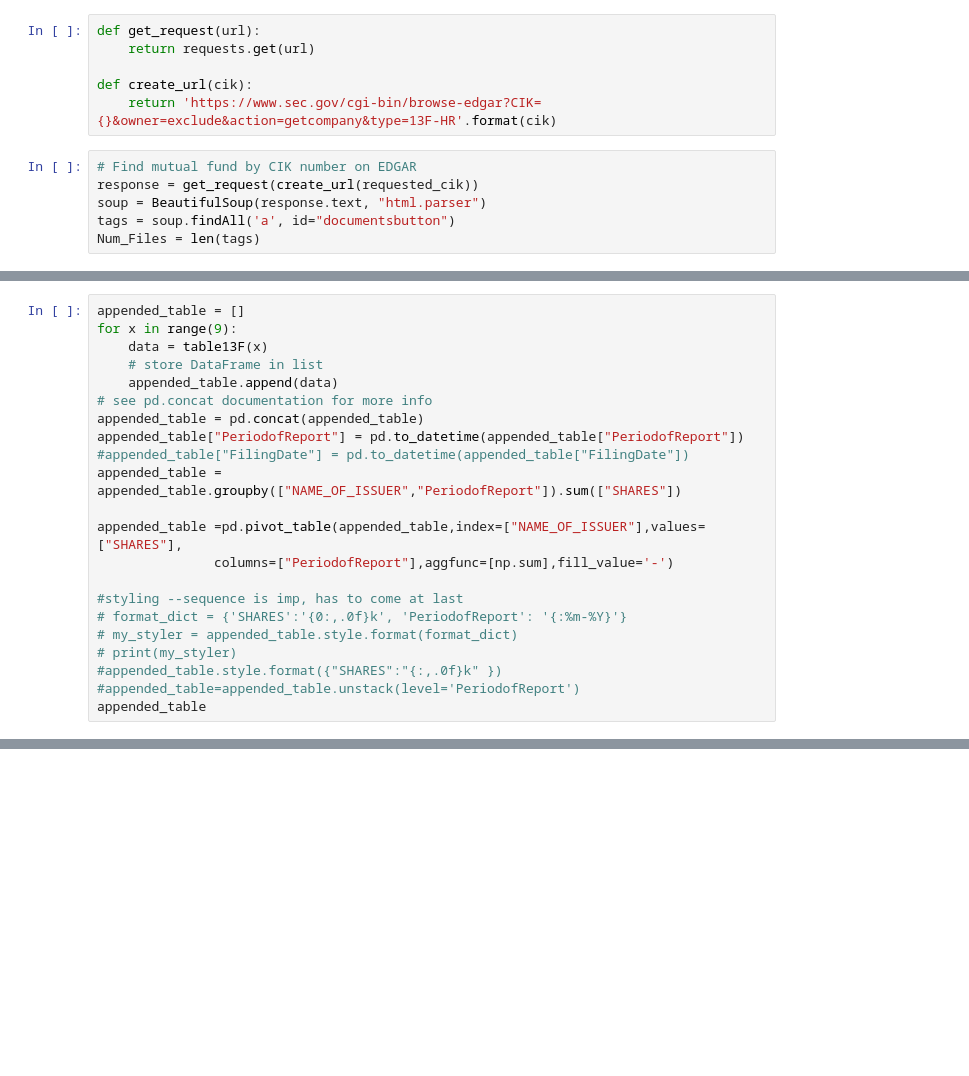
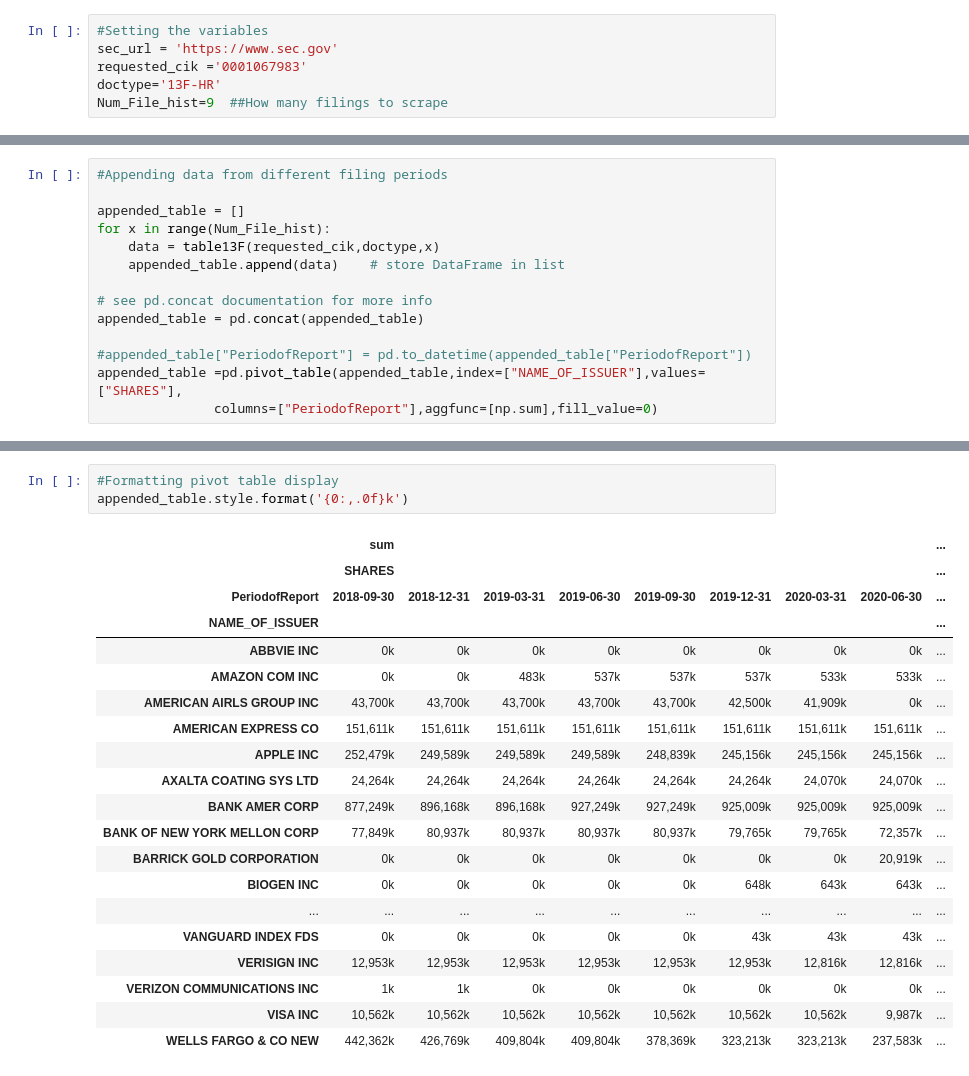
Before and after one commit to vayuvegula/financials, a Jupyter notebook: 13F-HR.ipynb, the cells around one changed output, grey strips where cells are left out. Cells and saved outputs as stored; diff of their text form; blank space fills up the shorter version.

Commit message:
Add files via upload
Rev2 refactored the code to make it more modular and re-usable for other filings than 13F-HR

```diff
--- a/13F-HR.ipynb
+++ b/13F-HR.ipynb
@@ -17,13 +14,7 @@ requested_cik = '0001067983'
-# %%
-def get_request(url):
-    return requests.get(url)
-
-def create_url(cik):
-    return 'https://www.sec.gov/cgi-bin/browse-edgar?CIK={}&owner=exclude&action=getcompany&type=13F-HR'.format(cik)
-# %%
-# Find mutual fund by CIK number on EDGAR
-response = get_request(create_url(requested_cik))
-soup = BeautifulSoup(response.text, "html.parser")
-tags = soup.findAll('a', id="documentsbutton")
-Num_Files = len(tags)
+# %%
+#Setting the variables
+sec_url = 'https://www.sec.gov'
+requested_cik ='0001067983'
+doctype='13F-HR'
+Num_File_hist=9  ##How many filings to scrape
 # %%
@@ -59,24 +72,16 @@ def table13F(Num_File):
     df = pd.DataFrame(positions)
     return df
 # %%
+#Appending data from different filing periods
+
 appended_table = []
-for x in range(9):
-    data = table13F(x)
-    # store DataFrame in list
-    appended_table.append(data)
+for x in range(Num_File_hist):
+    data = table13F(requested_cik,doctype,x)
+    appended_table.append(data)    # store DataFrame in list
+
 # see pd.concat documentation for more info
 appended_table = pd.concat(appended_table)
-appended_table["PeriodofReport"] = pd.to_datetime(appended_table["PeriodofReport"])
-#appended_table["FilingDate"] = pd.to_datetime(appended_table["FilingDate"])
-appended_table = appended_table.groupby(["NAME_OF_ISSUER","PeriodofReport"]).sum(["SHARES"])
 
+#appended_table["PeriodofReport"] = pd.to_datetime(appended_table["PeriodofReport"])
 appended_table =pd.pivot_table(appended_table,index=["NAME_OF_ISSUER"],values=["SHARES"],
-               columns=["PeriodofReport"],aggfunc=[np.sum],fill_value='-')
-
-#styling --sequence is imp, has to come at last
-# format_dict = {'SHARES':'{0:,.0f}k', 'PeriodofReport': '{:%m-%Y}'}
-# my_styler = appended_table.style.format(format_dict)
-# print(my_styler)
-#appended_table.style.format({"SHARES":"{:,.0f}k" })
-#appended_table=appended_table.unstack(level='PeriodofReport')
-appended_table
+               columns=["PeriodofReport"],aggfunc=[np.sum],fill_value=0)
@@ -103,0 +88,24 @@ appended_table
+# %%
+#Formatting pivot table display
+appended_table.style.format('{0:,.0f}k')
+# %% [output]
+|  | sum |  |  |  |  |  |  |  | ... |
+|  | SHARES |  |  |  |  |  |  |  | ... |
+| PeriodofReport | 2018-09-30 | 2018-12-31 | 2019-03-31 | 2019-06-30 | 2019-09-30 | 2019-12-31 | 2020-03-31 | 2020-06-30 | ... |
+| NAME_OF_ISSUER |  |  |  |  |  |  |  |  | ... |
+| ABBVIE INC | 0k | 0k | 0k | 0k | 0k | 0k | 0k | 0k | ... |
+| AMAZON COM INC | 0k | 0k | 483k | 537k | 537k | 537k | 533k | 533k | ... |
+| AMERICAN AIRLS GROUP INC | 43,700k | 43,700k | 43,700k | 43,700k | 43,700k | 42,500k | 41,909k | 0k | ... |
+| AMERICAN EXPRESS CO | 151,611k | 151,611k | 151,611k | 151,611k | 151,611k | 151,611k | 151,611k | 151,611k | ... |
+| APPLE INC | 252,479k | 249,589k | 249,589k | 249,589k | 248,839k | 245,156k | 245,156k | 245,156k | ... |
+| AXALTA COATING SYS LTD | 24,264k | 24,264k | 24,264k | 24,264k | 24,264k | 24,264k | 24,070k | 24,070k | ... |
+| BANK AMER CORP | 877,249k | 896,168k | 896,168k | 927,249k | 927,249k | 925,009k | 925,009k | 925,009k | ... |
+| BANK OF NEW YORK MELLON CORP | 77,849k | 80,937k | 80,937k | 80,937k | 80,937k | 79,765k | 79,765k | 72,357k | ... |
+| BARRICK GOLD CORPORATION | 0k | 0k | 0k | 0k | 0k | 0k | 0k | 20,919k | ... |
+| BIOGEN INC | 0k | 0k | 0k | 0k | 0k | 648k | 643k | 643k | ... |
+| ... | ... | ... | ... | ... | ... | ... | ... | ... | ... |
+| VANGUARD INDEX FDS | 0k | 0k | 0k | 0k | 0k | 43k | 43k | 43k | ... |
+| VERISIGN INC | 12,953k | 12,953k | 12,953k | 12,953k | 12,953k | 12,953k | 12,816k | 12,816k | ... |
+| VERIZON COMMUNICATIONS INC | 1k | 1k | 0k | 0k | 0k | 0k | 0k | 0k | ... |
+| VISA INC | 10,562k | 10,562k | 10,562k | 10,562k | 10,562k | 10,562k | 10,562k | 9,987k | ... |
+| WELLS FARGO & CO NEW | 442,362k | 426,769k | 409,804k | 409,804k | 378,369k | 323,213k | 323,213k | 237,583k | ... |
```
Also changed, not shown: parts of 5 cells of this notebook.
